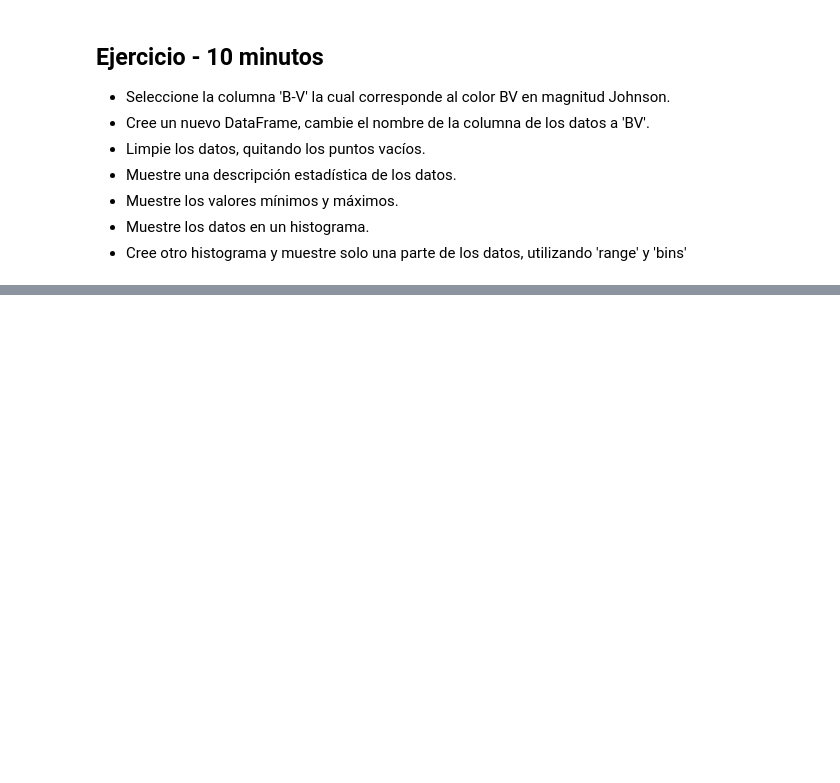
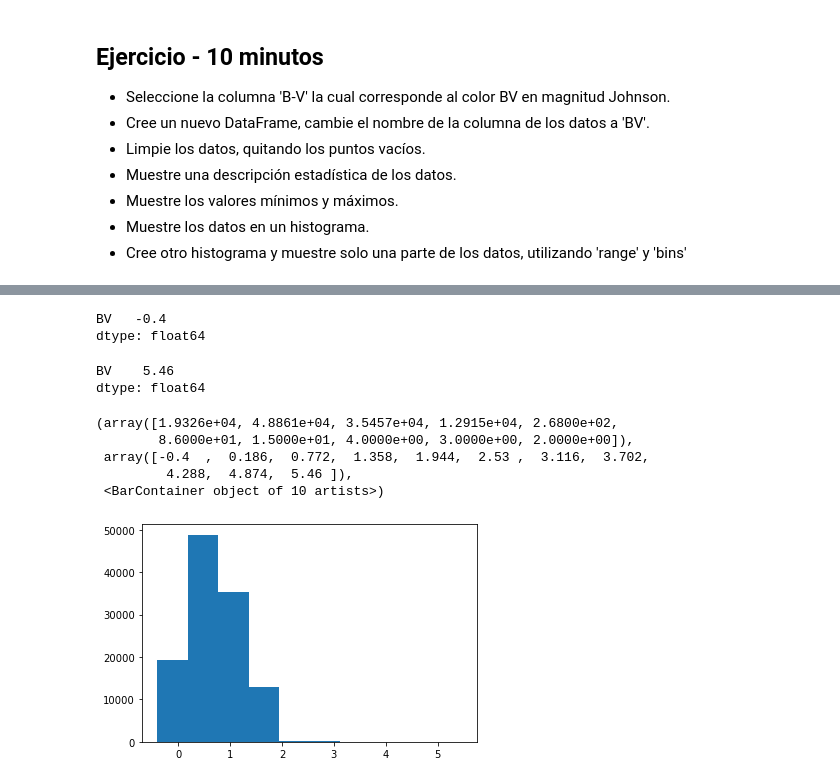
Before and after one commit to GlendaMart/tareas-en-python, a Jupyter notebook: 05 - Sesion 5/Practica 3 - Sesion 5.ipynb, the cells around one changed output, grey strips where cells are left out. Cells and saved outputs as stored; diff of their text form; code cells hidden in the pictures; blank space fills up the shorter version.

```diff
--- a/05 - Sesion 5/Practica 3 - Sesion 5.ipynb
+++ b/05 - Sesion 5/Practica 3 - Sesion 5.ipynb
@@ -224,3 +224,6 @@ plt.hist(vmag, range=[4.0, 10.0], bins=100)
 - Muestre los valores mínimos y máximos.
 - Muestre los datos en un histograma.
 - Cree otro histograma y muestre solo una parte de los datos, utilizando 'range' y 'bins'
+# %%
+bv = hipp['B-V'].to_frame()
+bv.head()
@@ -226,0 +237,3 @@ plt.hist(vmag, range=[4.0, 10.0], bins=100)
+# %%
+bv = bv.rename(columns={'B-V' :'BV'})
+bv.head
@@ -226,0 +255,2 @@ plt.hist(vmag, range=[4.0, 10.0], bins=100)
+# %%
+bv.dropna(inplace=True)
@@ -226,0 +274,19 @@ plt.hist(vmag, range=[4.0, 10.0], bins=100)
+# %%
+bv.min()
+# %% [output]
+BV   -0.4
+dtype: float64
+# %%
+bv.max()
+# %% [output]
+BV    5.46
+dtype: float64
+# %%
+plt.hist(bv)
+# %% [output]
+(array([1.9326e+04, 4.8861e+04, 3.5457e+04, 1.2915e+04, 2.6800e+02,
+        8.6000e+01, 1.5000e+01, 4.0000e+00, 3.0000e+00, 2.0000e+00]),
+ array([-0.4  ,  0.186,  0.772,  1.358,  1.944,  2.53 ,  3.116,  3.702,
+         4.288,  4.874,  5.46 ]),
+ <BarContainer object of 10 artists>)
+[figure, added]
```
Also changed, not shown: parts of 6 cells of this notebook, 7 other files.
